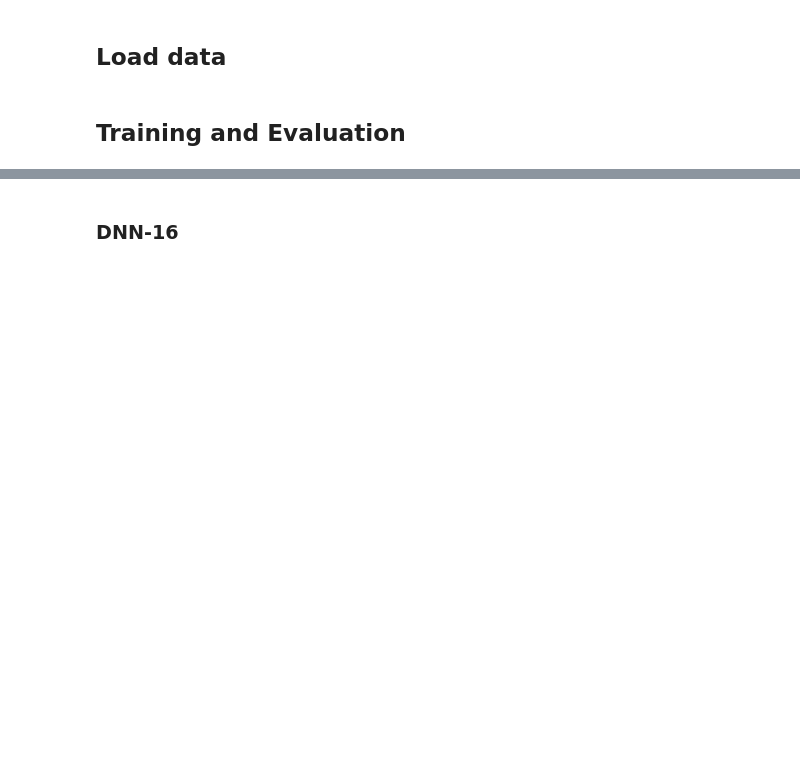
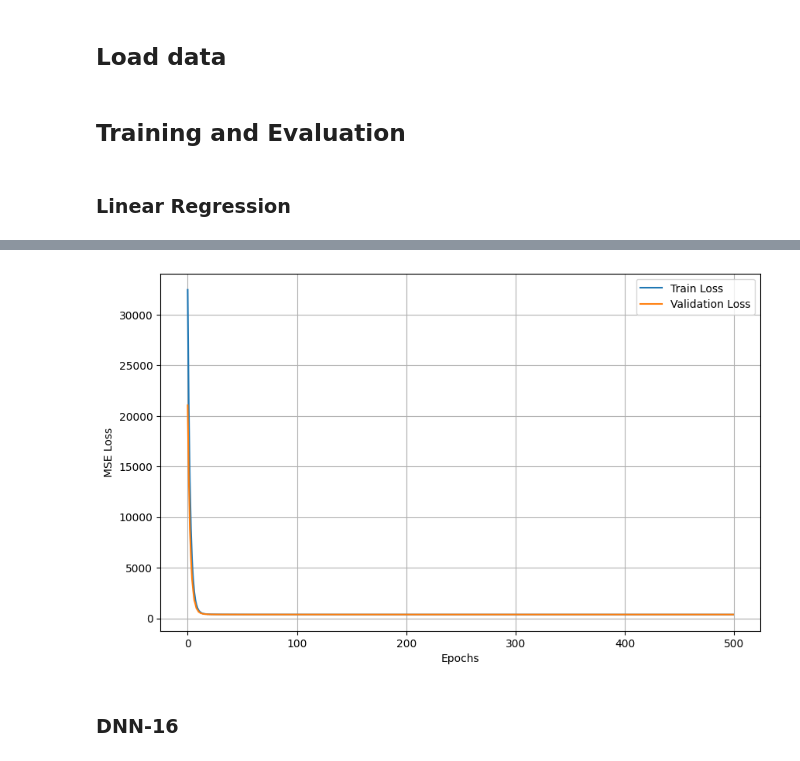
Before and after one commit to toan-ly/CS-5137-Deep-Learning, a Jupyter notebook: homework1/src/run_dnn.ipynb, the cells around one changed output, grey strips where cells are left out. Drawn from its saved outputs; the diff is of its cells as text; code cells hidden in the pictures; blank space fills up the shorter version.

```diff
--- a/homework1/src/run_dnn.ipynb
+++ b/homework1/src/run_dnn.ipynb
@@ -19,3 +20,16 @@ X_val = scaler.transform(X_val)
 X_test = scaler.transform(X_test)
 # %% [markdown]
 ## Training and Evaluation
+# %%
+def pipeline(model, epochs=50):
+    train_losses, val_losses = model.fit(X_train, y_train, X_val, y_val, epochs=epochs)
+    test_model(model, X_test, y_test)
+    plot_loss(train_losses, val_losses)
+# %%
+epochs = 500
+# %% [markdown]
+### Linear Regression
+# %%
+lr = LinearRegressionTorch(X_train.shape[1], lr=0.1)
+pipeline(lr, epochs=epochs)
+# %% [output]
@@ -22,3 +51,4 @@ X_test = scaler.transform(X_test)
+[figure, added]
 # %% [markdown]
 ### DNN-16
 # %%
```
Also changed, not shown: parts of 4 cells of this notebook, 5 other files.
